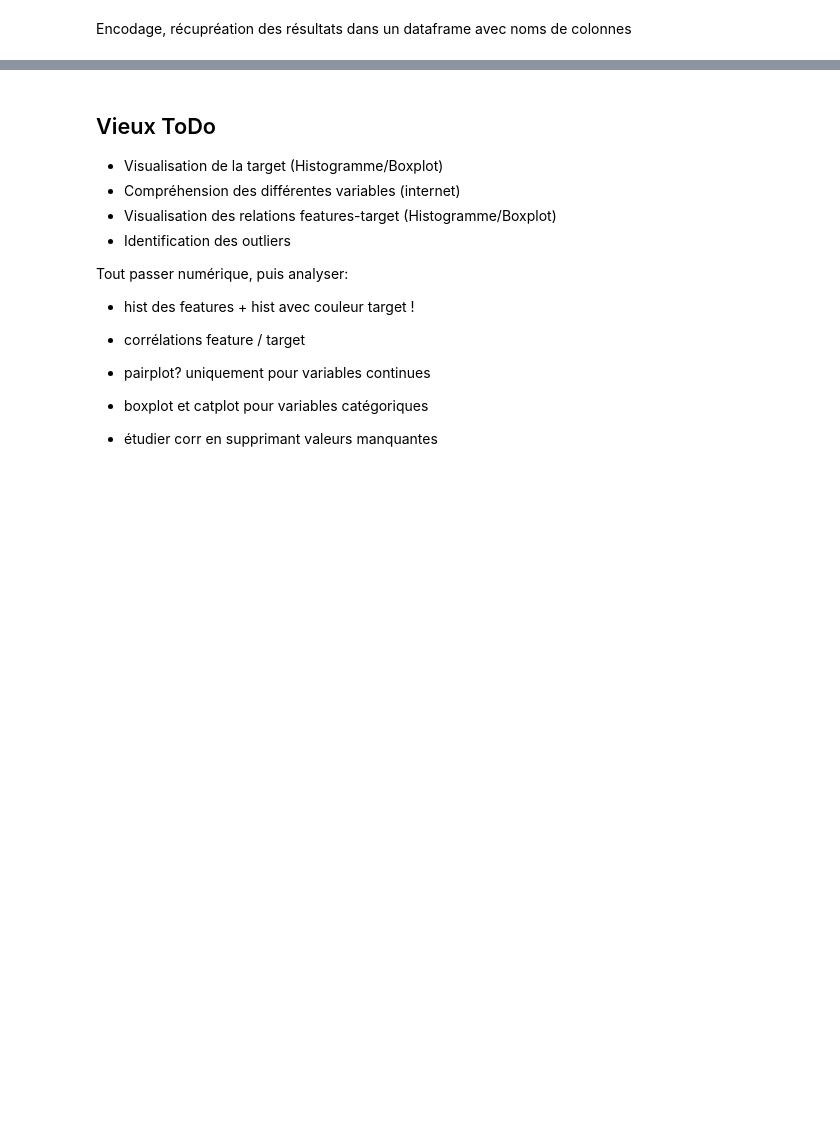
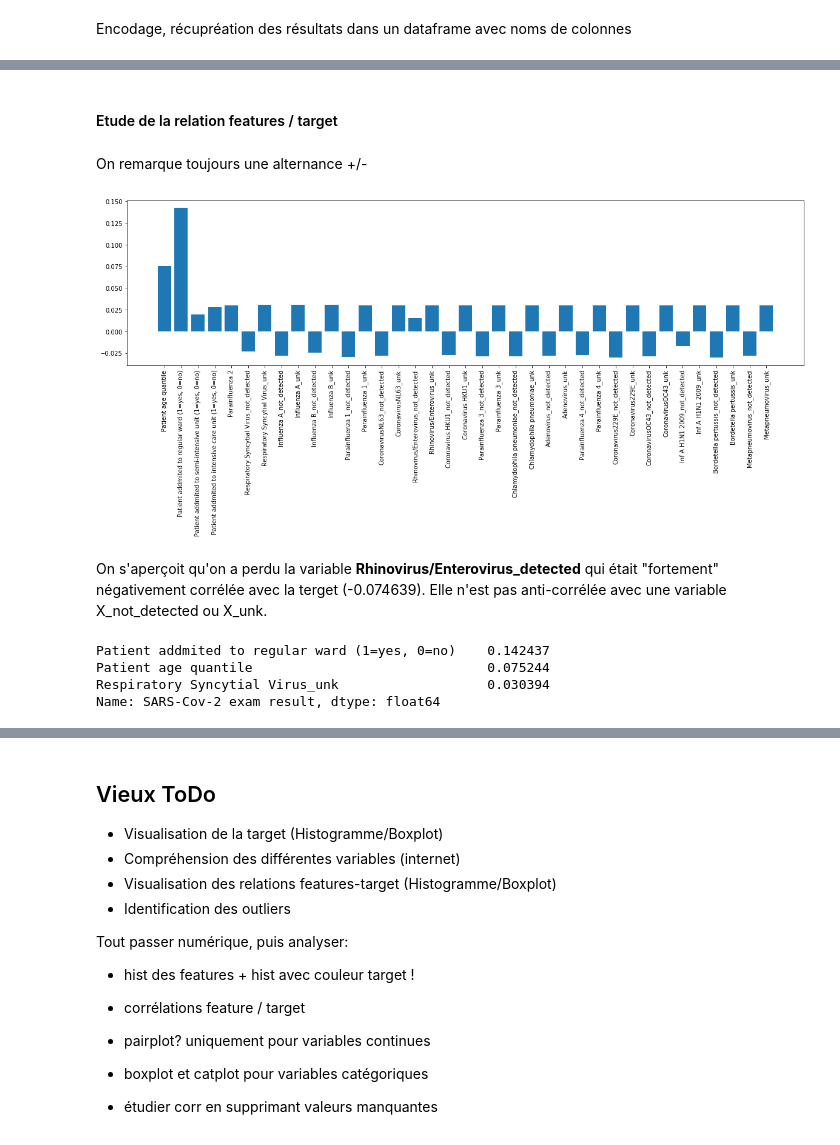
Before and after one commit to stephanefevrier/COVID-19-clinical-classification, a Jupyter notebook: c19-clinical-classification.ipynb, the cells around one changed output, grey strips where cells are left out. Saved outputs shown, nothing was run; the diff lists cells and outputs as text; code cells hidden in the pictures; blank space fills up the shorter version.

```diff
--- a/c19-clinical-classification.ipynb
+++ b/c19-clinical-classification.ipynb
@@ -748,0 +812,30 @@ Le dataset est désormais complètement numérique, sans valeurs manquantes, ave
+# %%
+def make_encoded_column_list(column_list):
+    """
+    A partir de la liste de colonnes originale, retourne la liste de colonnes encodées
+    exemple:
+    - liste originale:  ['x0', 'x1']
+    - liste encodée: ['x0_not_detected', 'x0_unk', 'x1_not_detected', 'x1_unk']
+
+    A utiliser pour cat_features_2_state
+    """
+    return [i + j for i in column_list for j in ["_not_detected", "_unk"]]
+
+processed_column_list = (y_column
+               + int_features
+               + cat_features_1_state
+               + make_encoded_column_list(cat_features_2_state))
+
+cat_1_states_pipeline = make_pipeline(SimpleImputer(strategy="constant", fill_value="unk"),
+                                      OrdinalEncoder())
+
+cat_2_states_pipeline = make_pipeline(SimpleImputer(strategy="constant", fill_value="unk"),
+                                      OneHotEncoder(drop="first"))
+
+preprocessor = make_column_transformer((OrdinalEncoder(), y_column),
+                                       (OrdinalEncoder(), int_features),
+                                       (cat_1_states_pipeline, cat_features_1_state),
+                                       (cat_2_states_pipeline, cat_features_2_state))
+
+transformed_data = preprocessor.fit_transform(dataset_no_empty)
+dataset_preprocessed = pd.DataFrame(transformed_data, columns=processed_column_list)
@@ -748,0 +852,22 @@ Le dataset est désormais complètement numérique, sans valeurs manquantes, ave
+# %% [markdown]
+#### Etude de la relation features / target
+# %%
+corr = dataset_preprocessed.corr()["SARS-Cov-2 exam result"].iloc[1:]
+# %% [markdown]
+On remarque toujours une alternance +/-
+# %%
+plt.figure(figsize=(20,5))
+plt.bar(corr.index, corr.values)
+plt.xticks(rotation=90)
+plt.show()
+# %% [output]
+[figure, added]
+# %% [markdown]
+On s'aperçoit qu'on a perdu la variable **Rhinovirus/Enterovirus_detected** qui était "fortement" négativement corrélée avec la terget (-0.074639). Elle n'est pas anti-corrélée avec une variable X_not_detected ou X_unk.
+# %%
+corr.abs().sort_values(ascending=False)[:3]
+# %% [output]
+Patient addmited to regular ward (1=yes, 0=no)    0.142437
+Patient age quantile                              0.075244
+Respiratory Syncytial Virus_unk                   0.030394
+Name: SARS-Cov-2 exam result, dtype: float64
```
Also changed, not shown: parts of 63 cells of this notebook.
